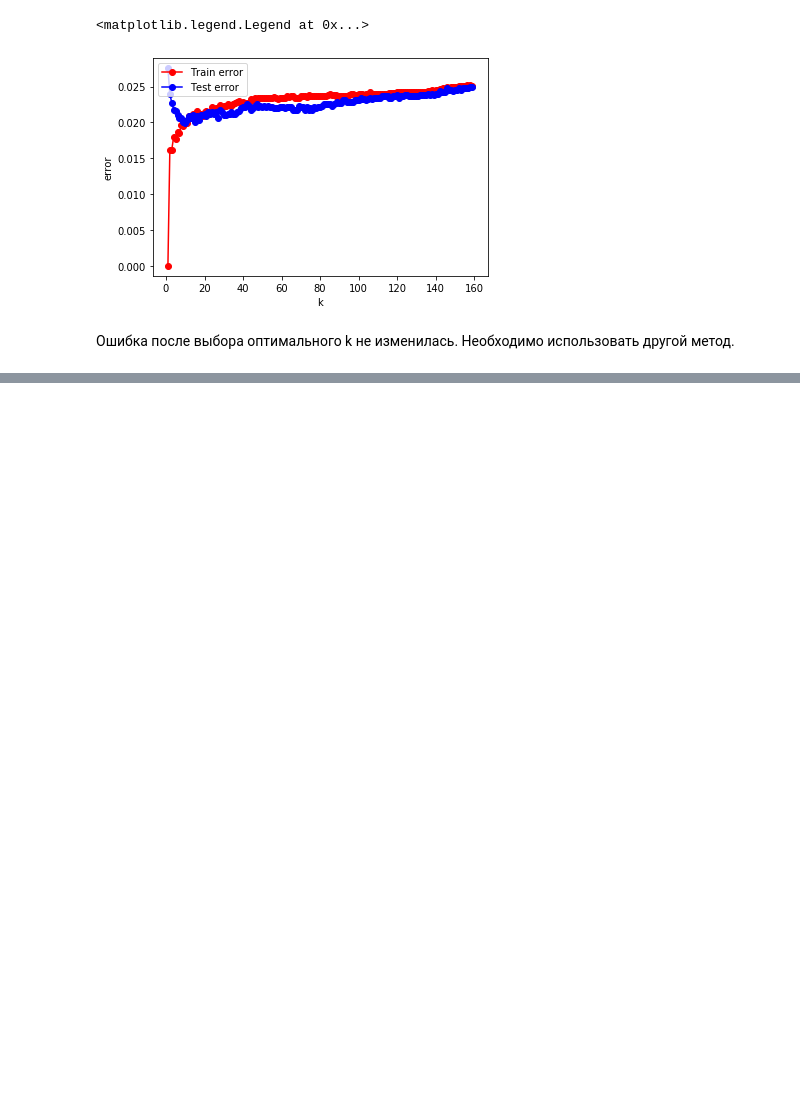
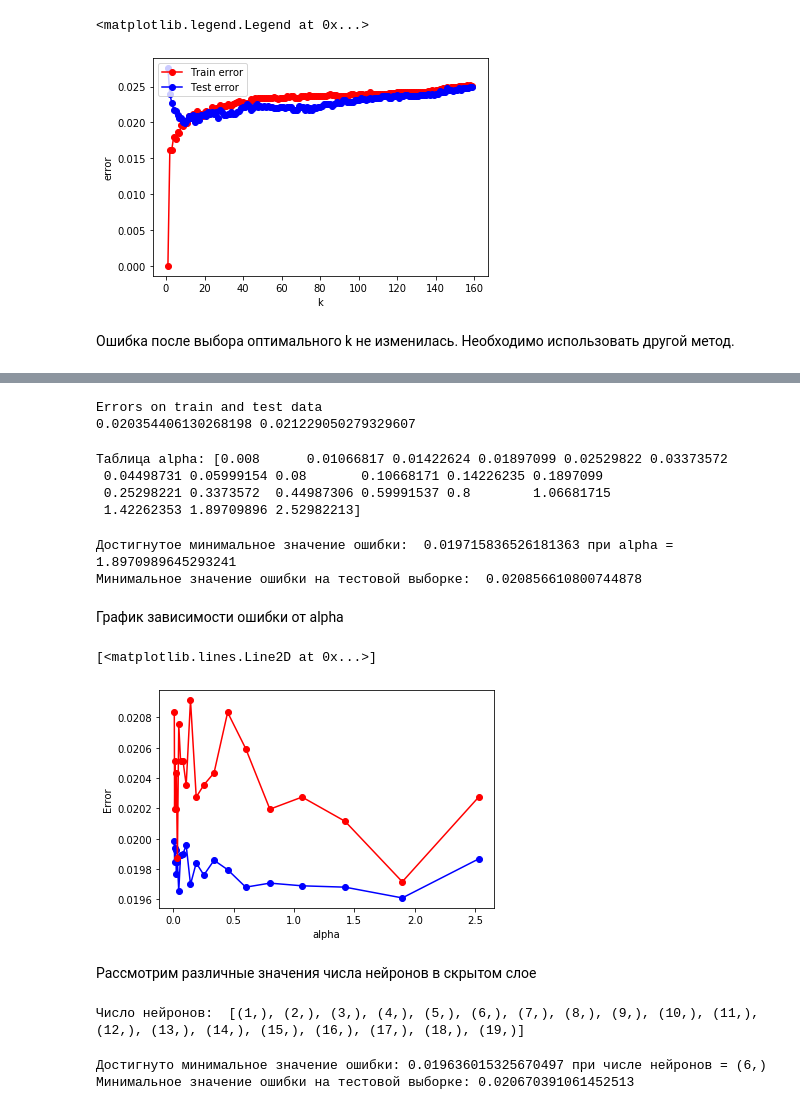
Before and after one commit to SemenDoc/MachineLearningCourse, a Jupyter notebook: Ml_PulsarStar.ipynb, the cells around one changed output, grey strips where cells are left out. Drawn from its saved outputs; the diff is of its cells as text; code cells hidden in the pictures; blank space fills up the shorter version.

```diff
--- a/Ml_PulsarStar.ipynb
+++ b/Ml_PulsarStar.ipynb
@@ -678,0 +685,53 @@ plt.legend(loc = 2)
+# %%
+alpha = 5
+mlp_model = MLPClassifier(hidden_layer_sizes = (2, ), solver = 'lbfgs', activation = 'logistic', alpha = alpha)
+mlp_model.fit(X_train, y_train)
+
+y_train_pred = mlp_model.predict(X_train)
+y_test_pred = mlp_model.predict(X_test)
+
+print("Errors on train and test data")
+print(np.mean(y_train != y_train_pred), np.mean(y_test != y_test_pred))
+# %% [output]
+Errors on train and test data
+0.020354406130268198 0.021229050279329607
+# %%
+alphas = np.logspace(-3, -0.5, 21) * len(X_train.columns)
+# %%
+print("Таблица alpha:", alphas)
+# %% [output]
+Таблица alpha: [0.008      0.01066817 0.01422624 0.01897099 0.02529822 0.03373572
+ 0.04498731 0.05999154 0.08       0.10668171 0.14226235 0.1897099
+ 0.25298221 0.3373572  0.44987306 0.59991537 0.8        1.06681715
+ 1.42262353 1.89709896 2.52982213]
+# %%
+grid_classifier = GridSearchCV(mlp_model, scoring = make_scorer(accuracy_score),
+                              param_grid = {'alpha': alphas},
+                              cv = 10,
+                              return_train_score = True)
+grid_classifier.fit(X_train, y_train)
+best_alpha = grid_classifier.best_estimator_.alpha
+print('Достигнутое минимальное значение ошибки: ', 1 - grid_classifier.best_score_,
+      'при alpha = ' + str(best_alpha))
+
+best_test_pred = grid_classifier.predict(X_test)
+best_test_err = np.mean(best_test_pred != y_test)
+print('Минимальное значение ошибки на тестовой выборке: ', best_test_err)
+# %% [output]
+Достигнутое минимальное значение ошибки:  0.019715836526181363 при alpha = 1.8970989645293241
+Минимальное значение ошибки на тестовой выборке:  0.020856610800744878
+# %% [markdown]
+График зависимости ошибки от alpha
+# %%
+cv_mean_train_scores_by_alpha = sum(1 - grid_classifier.cv_results_["mean_train_score"].reshape(-1, len(alphas))) / (len(grid_classifier.cv_results_["mean_train_score"]) / len(alphas))
+plt.plot(alphas, cv_mean_train_scores_by_alpha, 'b-o', label = 'train')
+plt.xlabel("alpha")
+plt.ylabel("Error")
+
+cv_mean_test_scores_by_alpha = sum(1 - grid_classifier.cv_results_["mean_test_score"].reshape(-1, len(alphas))) / (len(grid_classifier.cv_results_["mean_test_score"]) / len(alphas))
+plt.plot(alphas, cv_mean_test_scores_by_alpha, 'r-o', label = 'test')
+# %% [output]
+[<matplotlib.lines.Line2D at 0x...>]
+[figure, added]
+# %% [markdown]
+Рассмотрим различные значения числа нейронов в скрытом слое
@@ -678,0 +740,19 @@ plt.legend(loc = 2)
+# %%
+print("Число нейронов: ", neurons)
+# %% [output]
+Число нейронов:  [(1,), (2,), (3,), (4,), (5,), (6,), (7,), (8,), (9,), (10,), (11,), (12,), (13,), (14,), (15,), (16,), (17,), (18,), (19,)]
+# %%
+grid_classifier = GridSearchCV(mlp_model, scoring = make_scorer(accuracy_score),
+                              param_grid = {'alpha': (best_alpha,), 'hidden_layer_sizes': neurons},
+                              cv = 10, return_train_score = True)
+grid_classifier.fit(X_train, y_train)
+
+print('Достигнуто минимальное значение ошибки:', 1 - grid_classifier.best_score_,
+     'при числе нейронов = ' + str(grid_classifier.best_estimator_.hidden_layer_sizes))
+
+best_test_predictions = grid_classifier.predict(X_test)
+best_test_err = np.mean(best_test_predictions != y_test)
+print('Минимальное значение ошибки на тестовой выборке:', best_test_err)
+# %% [output]
+Достигнуто минимальное значение ошибки: 0.019636015325670497 при числе нейронов = (6,)
+Минимальное значение ошибки на тестовой выборке: 0.020670391061452513
```
Also changed, not shown: parts of 23 cells of this notebook.
